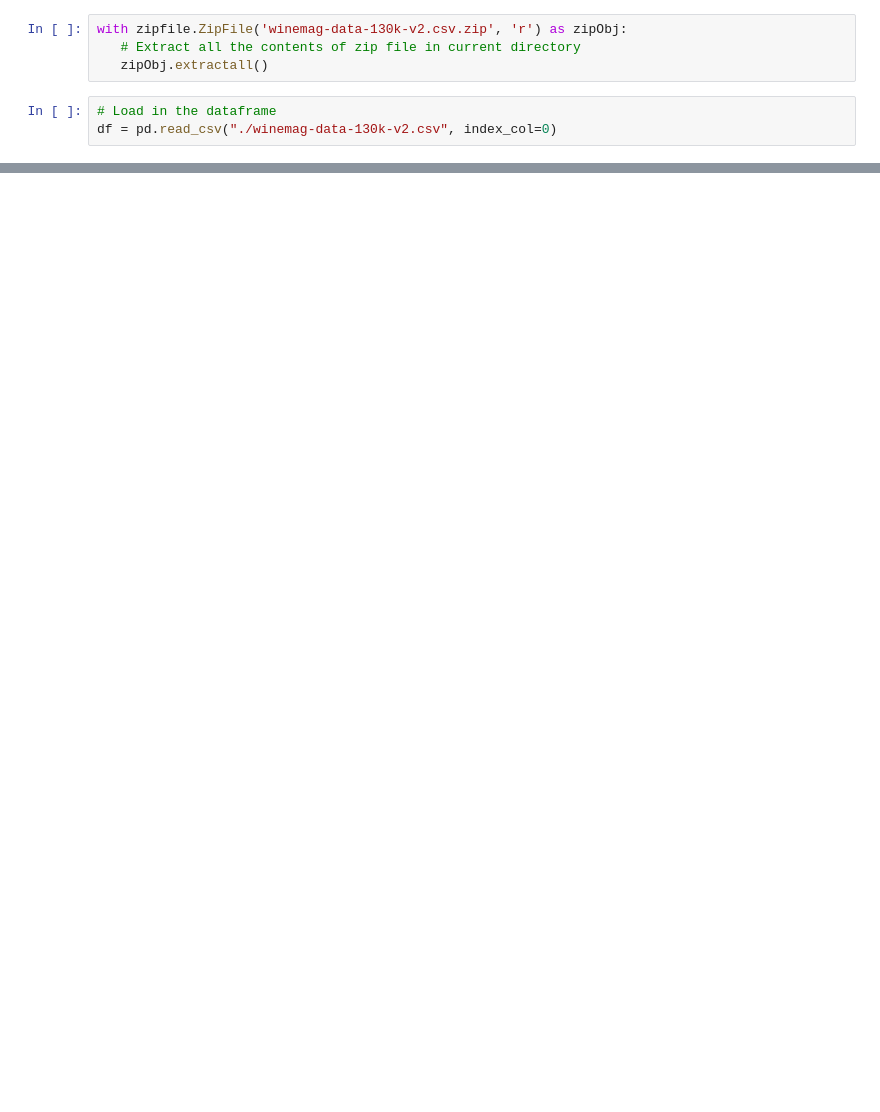
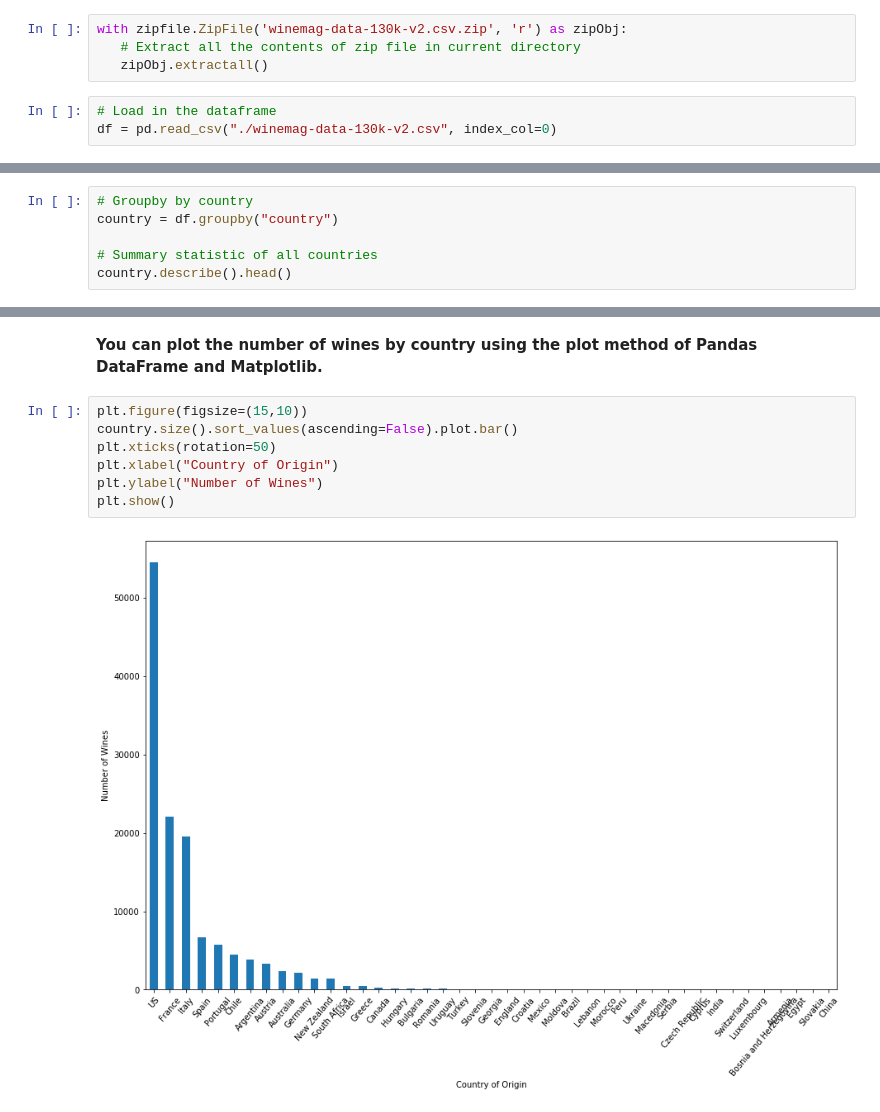
Before and after one commit to OsamaHamdyOsman/Generating_WordClouds_in_python, a Jupyter notebook: Generating WordClouds in Python.ipynb, the cells around one changed output, grey strips where cells are left out. Cells and saved outputs as stored; diff of their text form; blank space fills up the shorter version.

Commit message:
know the data

```diff
--- a/Generating WordClouds in Python.ipynb
+++ b/Generating WordClouds in Python.ipynb
@@ -30,0 +81,6 @@ df.head()
+# %%
+# Groupby by country
+country = df.groupby("country")
+
+# Summary statistic of all countries
+country.describe().head()
@@ -30,0 +113,11 @@ df.head()
+# %% [markdown]
+**You can plot the number of wines by country using the plot method of Pandas DataFrame and Matplotlib.**
+# %%
+plt.figure(figsize=(15,10))
+country.size().sort_values(ascending=False).plot.bar()
+plt.xticks(rotation=50)
+plt.xlabel("Country of Origin")
+plt.ylabel("Number of Wines")
+plt.show()
+# %% [output]
+[figure, added]
```
Also changed, not shown: parts of 11 cells of this notebook.
